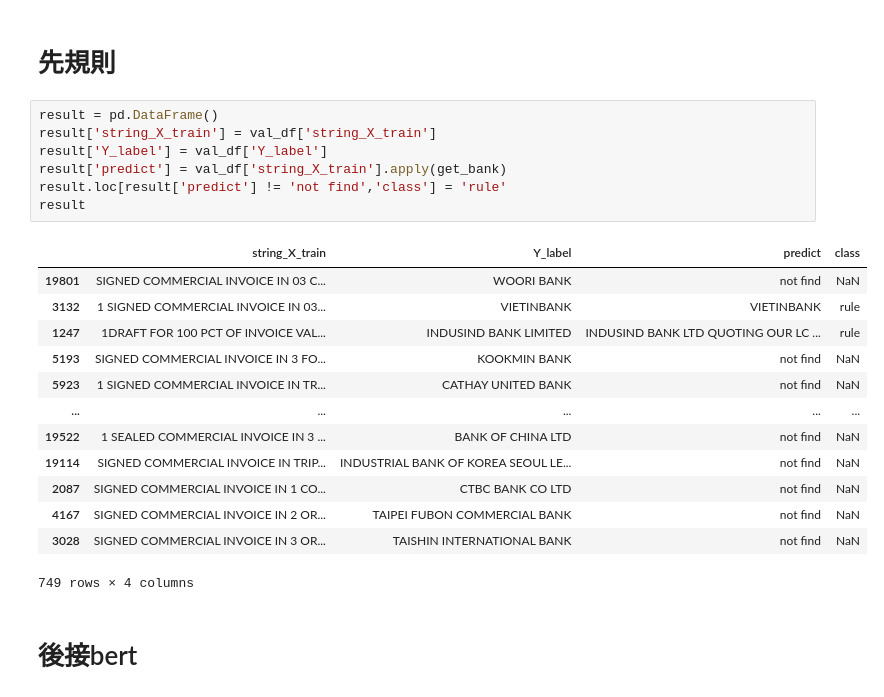
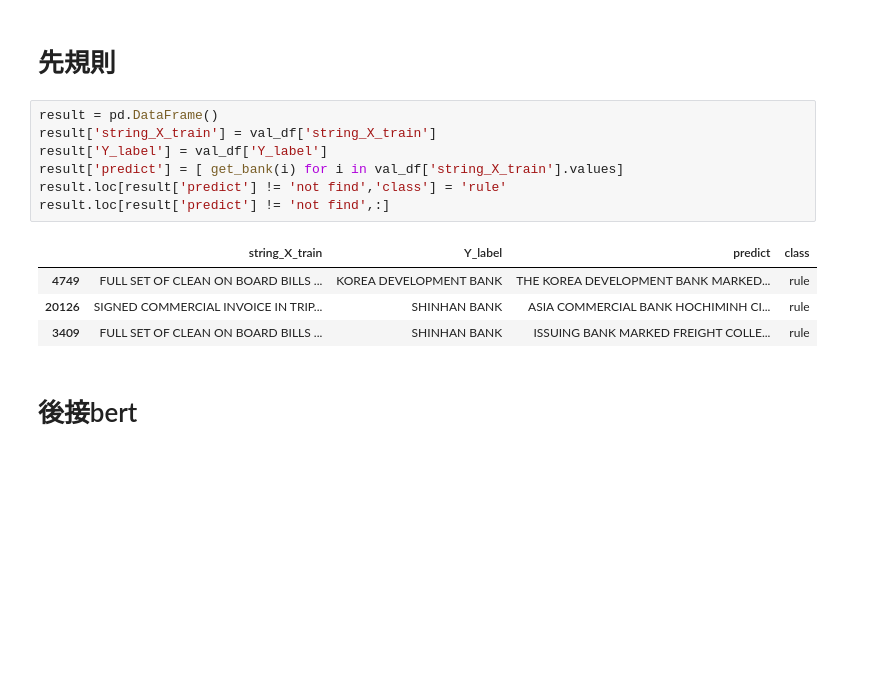
Before and after one commit to skywalker0803r/Letter-of-Credit-Intelligent-Auxiliary-Semantic-Analysis-System, a Jupyter notebook: notebook/銀行規則加bert.ipynb, the cells around one changed output. Drawn from its saved outputs; the diff is of its cells as text; blank space fills up the shorter version.

```diff
--- a/notebook/銀行規則加bert.ipynb
+++ b/notebook/銀行規則加bert.ipynb
@@ -188,24 +175,15 @@ You should probably TRAIN this model on a down-stream task to be able to use it
 # %%
 result = pd.DataFrame()
 result['string_X_train'] = val_df['string_X_train']
 result['Y_label'] = val_df['Y_label']
-result['predict'] = val_df['string_X_train'].apply(get_bank)
+result['predict'] = [ get_bank(i) for i in val_df['string_X_train'].values]
 result.loc[result['predict'] != 'not find','class'] = 'rule'
-result
+result.loc[result['predict'] != 'not find',:]
 # %% [output]
 |  | string_X_train | Y_label | predict | class |
-| 19801 | SIGNED COMMERCIAL INVOICE IN 03 C... | WOORI BANK | not find | NaN |
-| 3132 | 1 SIGNED COMMERCIAL INVOICE IN 03... | VIETINBANK | VIETINBANK | rule |
-| 1247 | 1DRAFT FOR 100 PCT OF INVOICE VAL... | INDUSIND BANK LIMITED | INDUSIND BANK LTD QUOTING OUR LC ... | rule |
-| 5193 | SIGNED COMMERCIAL INVOICE IN 3 FO... | KOOKMIN BANK | not find | NaN |
-| 5923 | 1 SIGNED COMMERCIAL INVOICE IN TR... | CATHAY UNITED BANK | not find | NaN |
-| ... | ... | ... | ... | ... |
-| 19522 | 1 SEALED COMMERCIAL INVOICE IN 3 ... | BANK OF CHINA LTD | not find | NaN |
-| 19114 | SIGNED COMMERCIAL INVOICE IN TRIP... | INDUSTRIAL BANK OF KOREA SEOUL LE... | not find | NaN |
-| 2087 | SIGNED COMMERCIAL INVOICE IN 1 CO... | CTBC BANK CO LTD | not find | NaN |
-| 4167 | SIGNED COMMERCIAL INVOICE IN 2 OR... | TAIPEI FUBON COMMERCIAL BANK | not find | NaN |
-| 3028 | SIGNED COMMERCIAL INVOICE IN 3 OR... | TAISHIN INTERNATIONAL BANK | not find | NaN |
+| 4749 | FULL SET OF CLEAN ON BOARD BILLS ... | KOREA DEVELOPMENT BANK | THE KOREA DEVELOPMENT BANK MARKED... | rule |
+| 20126 | SIGNED COMMERCIAL INVOICE IN TRIP... | SHINHAN BANK | ASIA COMMERCIAL BANK HOCHIMINH CI... | rule |
+| 3409 | FULL SET OF CLEAN ON BOARD BILLS ... | SHINHAN BANK | ISSUING BANK MARKED FREIGHT COLLE... | rule |
-749 rows × 4 columns
 # %% [markdown]
 # 後接bert
 # %%
```
Also changed, not shown: parts of 12 cells of this notebook, 2 other files.
